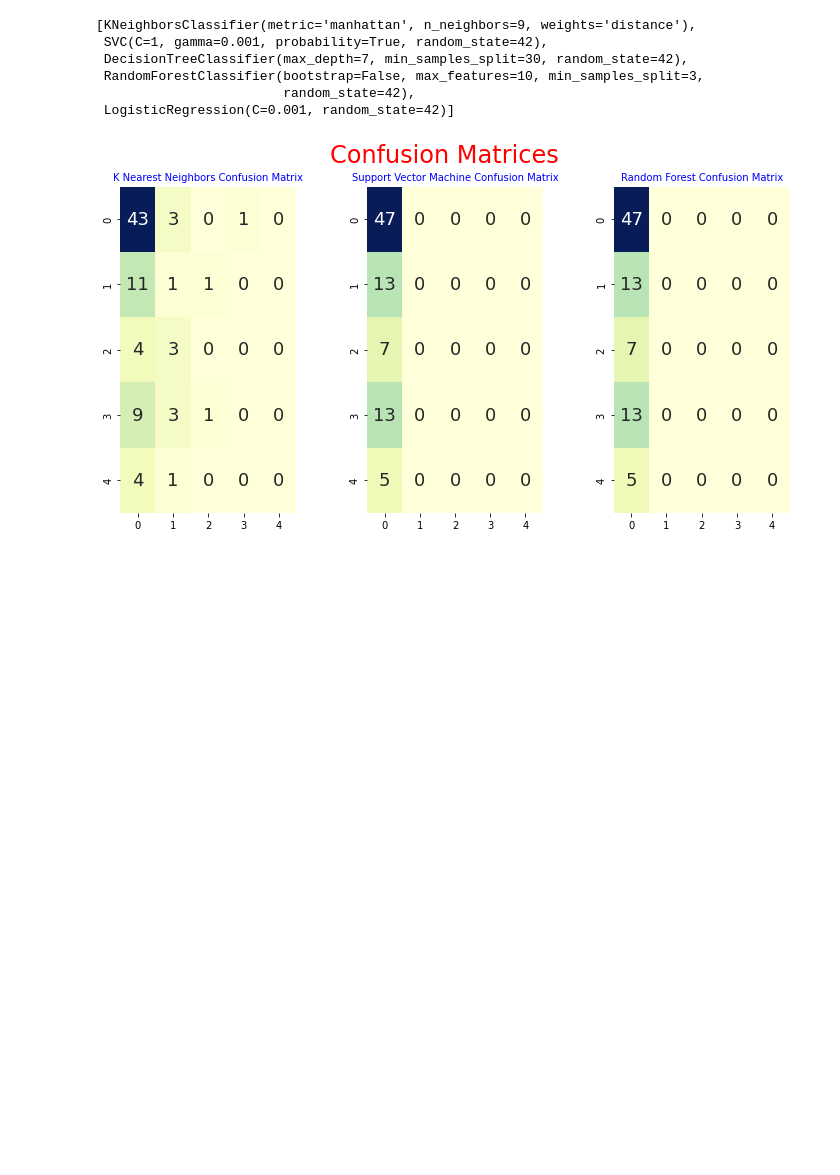
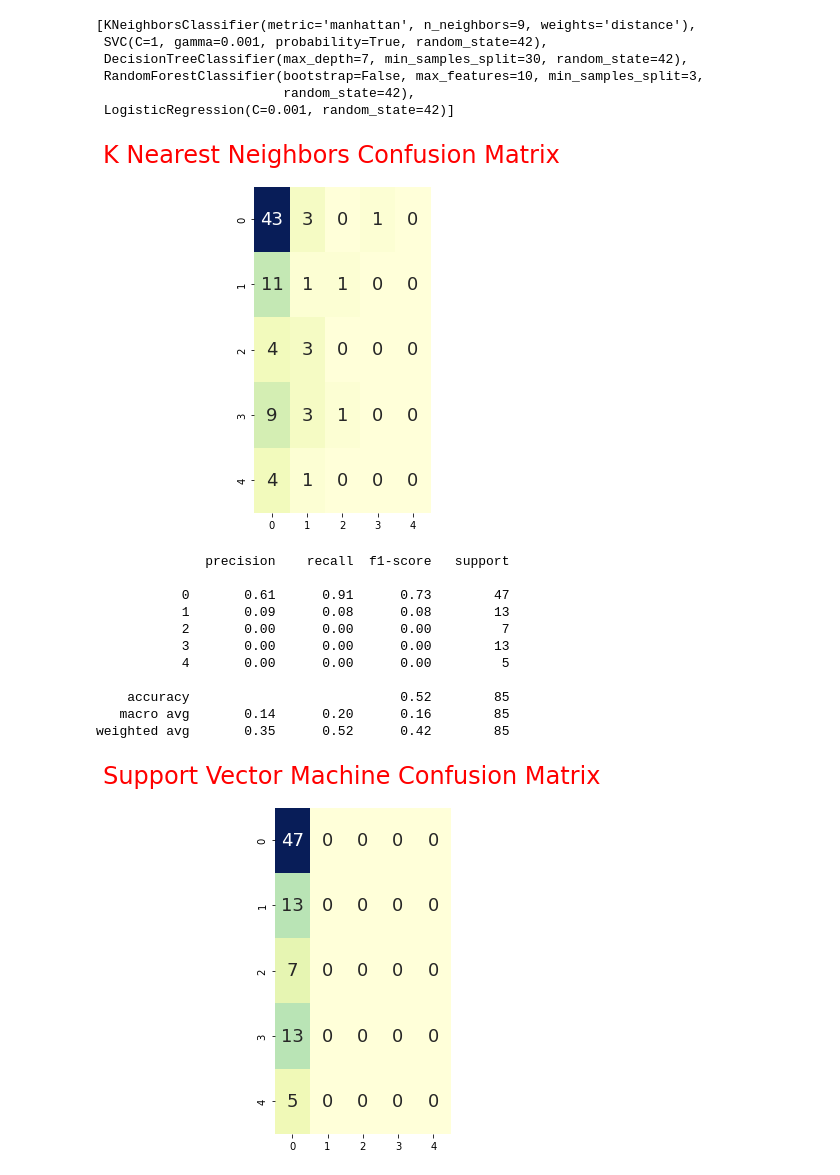
Before and after one commit to Meivenkatkumar/ensembledetection, a Jupyter notebook: largeData.ipynb, the cells around one changed output. Saved outputs shown, nothing was run; the diff lists cells and outputs as text; code cells hidden in the pictures; blank space fills up the shorter version.

Commit message:
[analysis]: improvements after collective analysis

```diff
--- a/largeData.ipynb
+++ b/largeData.ipynb
@@ -193,41 +180,85 @@ best_estimators
                         random_state=42),
  LogisticRegression(C=0.001, random_state=42)]
 # %%
-# We must find predicted values of each models. After that, we will compare with real values.
 knn9 = KNeighborsClassifier(n_neighbors = 9)
 knn9.fit(x_train, y_train)
 y_head_knn = knn9.predict(x_test)
 
-svm = SVC(random_state = 1)
+svm = SVC(C=1, gamma=0.001, probability=True, random_state=42)
 svm.fit(x_train,y_train)
 y_head_svm = svm.predict(x_test)
 
-rf = RandomForestClassifier(n_estimators = 500, random_state = 1)
+rf = RandomForestClassifier(max_depth=7, min_samples_split=30, random_state=42)
 rf.fit(x_train,y_train)
 y_head_rf = rf.predict(x_test)
+
+dt = DecisionTreeClassifier(max_depth=7, min_samples_split=30, random_state=42)
+dt.fit(x_train,y_train)
+y_head_dt = dt.predict(x_test)
+
+lr = LogisticRegression(C=0.001, random_state=42)
+lr.fit(x_train,y_train)
+y_head_lr = lr.predict(x_test)
 # %%
 # We find confusion matrix of models below.
 cm_knn = confusion_matrix(y_test,y_head_knn)
 cm_svm = confusion_matrix(y_test,y_head_svm)
 cm_rf = confusion_matrix(y_test,y_head_rf)
+cm_dt = confusion_matrix(y_test,y_head_dt)
+cm_lr = confusion_matrix(y_test,y_head_lr)
 
-# Let's visualize them
 plt.figure(figsize=(12,6))
-plt.suptitle("Confusion Matrices",fontsize=24, color="red")
+plt.suptitle("K Nearest Neighbors Confusion Matrix",fontsize=24, color="red")
 plt.subplots_adjust(wspace = 0.4, hspace= 0.4)
+plt.subplot(1,3,2)
+sns.heatmap(cm_knn,annot=True, cmap="YlGnBu",fmt="d",cbar=False, annot_kws={"size": 18})
+plt.show()
+print(classification_report(y_test,y_head_knn))
 
-plt.subplot(1,3,1)
-plt.title("K Nearest Neighbors Confusion Matrix",fontsize=10,color="blue")
-sns.heatmap(cm_knn,annot=True, cmap="YlGnBu",fmt="d",cbar=False, annot_kws={"size": 18})
 
+plt.figure(figsize=(12,6))
+plt.subplots_adjust(wspace = 0.4, hspace= 0.4)
 plt.subplot(1,3,2)
-plt.title("Support Vector Machine Confusion Matrix",fontsize=10,color="blue")
+plt.suptitle("Support Vector Machine Confusion Matrix",fontsize=24, color="red")
 sns.heatmap(cm_svm,annot=True, cmap="YlGnBu",fmt="d",cbar=False, annot_kws={"size": 18})
+plt.show()
+print(classification_report(y_test,y_head_svm))
 
-plt.subplot(1,3,3)
-plt.title("Random Forest Confusion Matrix",fontsize=10,color="blue")
-sns.heatmap(cm_svm,annot=True, cmap="YlGnBu",fmt="d",cbar=False, annot_kws={"size": 18})
+plt.figure(figsize=(12,6))
+plt.subplots_adjust(wspace = 0.4, hspace= 0.4)
+plt.subplot(1,3,2)
+plt.suptitle("Random Forest Confusion Matrix",fontsize=24, color="red")
+sns.heatmap(cm_rf,annot=True, cmap="YlGnBu",fmt="d",cbar=False, annot_kws={"size": 18})
+plt.show()
+print(classification_report(y_test,y_head_rf))
 
+
+plt.figure(figsize=(12,6))
+plt.subplots_adjust(wspace = 0.4, hspace= 0.4)
+plt.subplot(1,3,2)
+plt.suptitle("Decision Tree Confusion Matrix",fontsize=24, color="red")
+sns.heatmap(cm_dt,annot=True, cmap="YlGnBu",fmt="d",cbar=False, annot_kws={"size": 18})
 plt.show()
+print(classification_report(y_test,y_head_dt))
+
+plt.figure(figsize=(12,6))
+plt.subplots_adjust(wspace = 0.4, hspace= 0.4)
+plt.subplot(1,3,2)
+plt.suptitle("Logistic Regression Confusion Matrix",fontsize=24, color="red")
+sns.heatmap(cm_lr,annot=True, cmap="YlGnBu",fmt="d",cbar=False, annot_kws={"size": 18})
+plt.show()
+print(classification_report(y_test,y_head_lr))
 # %% [output]
-[figure, old version]
+[figure, new version]
+              precision    recall  f1-score   support
+
+           0       0.61      0.91      0.73        47
+           1       0.09      0.08      0.08        13
+           2       0.00      0.00      0.00         7
+           3       0.00      0.00      0.00        13
+           4       0.00      0.00      0.00         5
+
+    accuracy                           0.52        85
+   macro avg       0.14      0.20      0.16        85
+weighted avg       0.35      0.52      0.42        85
+[figure, added]
```
Also changed, not shown: parts of 28 cells of this notebook, 8 other files.
